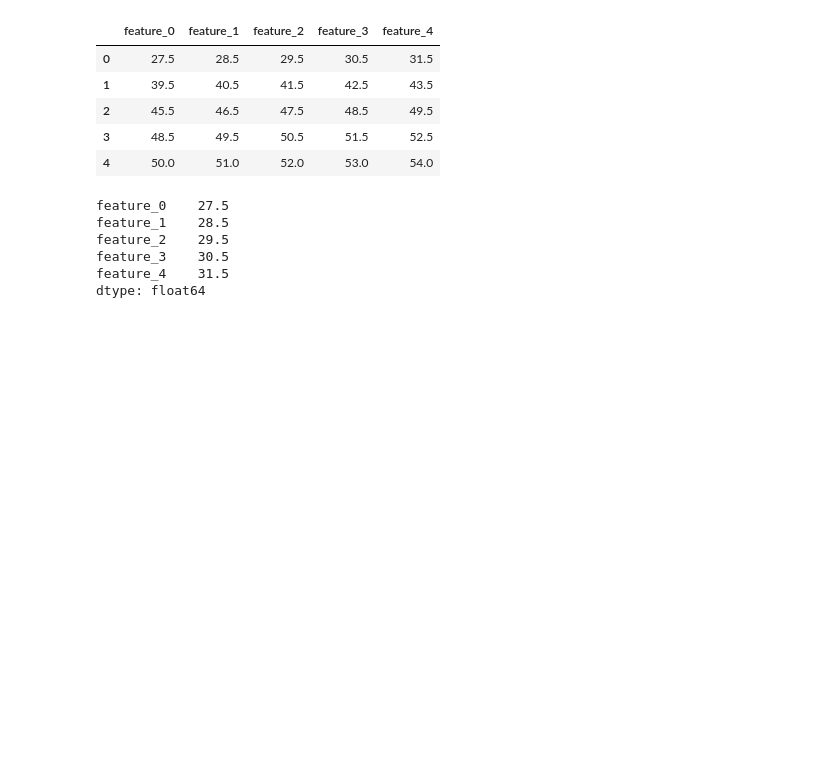
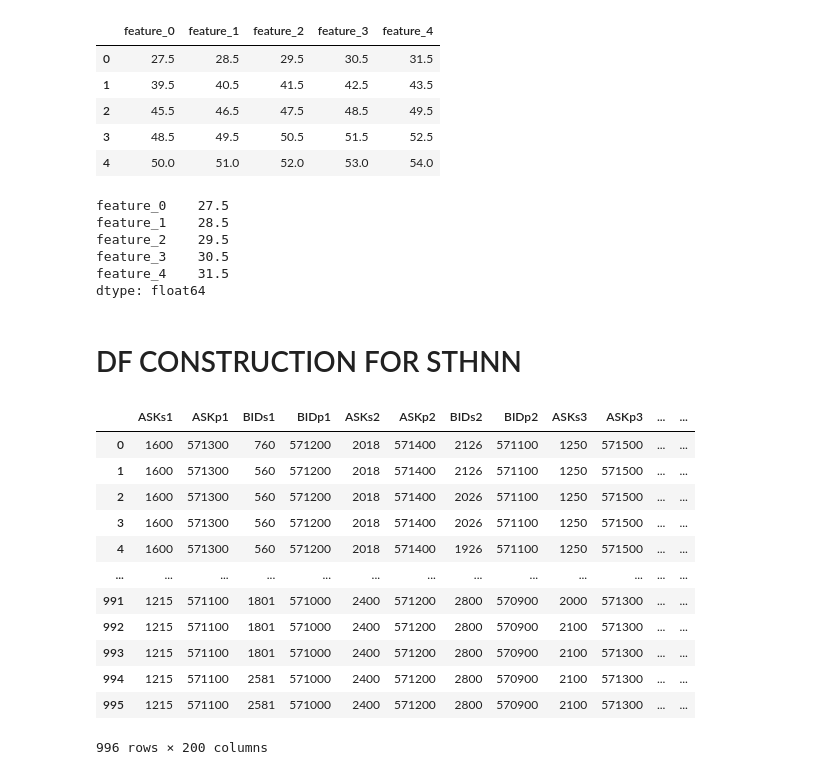
Before and after one commit to daxus4/LOBFrame, a Jupyter notebook: models/HNN/Untitled-1.ipynb, the cells around one changed output. Cells and saved outputs as stored; diff of their text form; code cells hidden in the pictures; blank space fills up the shorter version.

```diff
--- a/models/HNN/Untitled-1.ipynb
+++ b/models/HNN/Untitled-1.ipynb
@@ -882,3 +902,5 @@ feature_2    29.5
 feature_3    30.5
 feature_4    31.5
 dtype: float64
+# %% [markdown]
+# DF CONSTRUCTION FOR STHNN
@@ -884,0 +1387,76 @@ dtype: float64
+# %%
+import re
+import networkx as nx
+from itertools import permutations, combinations
+import torch
+import torch.nn as nn
+import numpy as np
+from fast_tmfg import TMFG
+import pandas as pd
+
+df = pd.read_csv(
+    "/home/daxus/code/LOBFrame/data/nasdaq/unscaled_data/CSCO/CSCO_orderbooks_2019-06-11.csv"
+)
+df = df.drop(
+    columns=[
+        "seconds",
+        "Raw_Target_10",
+        "Raw_Target_50",
+        "Raw_Target_100",
+        "Smooth_Target_10",
+        "Smooth_Target_50",
+        "Smooth_Target_100",
+    ]
+)
+df = df.iloc[:1000].copy()
+
+for col in df.columns:
+    df[f"{col}_lag1"] = df[col].shift(1)
+    df[f"{col}_lag2"] = df[col].shift(2)
+    df[f"{col}_lag3"] = df[col].shift(3)
+    df[f"{col}_lag4"] = df[col].shift(4)
+
+df = df.dropna()
+df = df.reset_index(drop=True)
+
+
+def parse_col(c):
+    lag = re.search(r"_lag(\d+)", c)
+    lag_num = int(lag.group(1)) if lag else 0
+    c_clean = c.split("_lag")[0]
+    match = re.match(r"(ASKs|ASKp|BIDs|BIDp)(\d+)", c_clean)
+    if match:
+        prefix, level = match.groups()
+        return prefix, int(level), lag_num
+    return c, 0, lag_num
+
+
+def sort_key(c):
+    if "Target" in c:
+        return (99, 99, 99)  # Put target columns at the end
+
+    order = ["ASKs", "ASKp", "BIDs", "BIDp"]
+    prefix, level, lag_num = parse_col(c)
+    return (
+        lag_num,  # non-lagged first
+        level,  # by level number
+        order.index(prefix) if prefix in order else 99,  # by prefix order
+    )
+
+
+df = df[sorted(df.columns, key=sort_key)]
+df
+# %% [output]
+|  | ASKs1 | ASKp1 | BIDs1 | BIDp1 | ASKs2 | ASKp2 | BIDs2 | BIDp2 | ASKs3 | ASKp3 | ... | ... |
+| 0 | 1600 | 571300 | 760 | 571200 | 2018 | 571400 | 2126 | 571100 | 1250 | 571500 | ... | ... |
+| 1 | 1600 | 571300 | 560 | 571200 | 2018 | 571400 | 2126 | 571100 | 1250 | 571500 | ... | ... |
+| 2 | 1600 | 571300 | 560 | 571200 | 2018 | 571400 | 2026 | 571100 | 1250 | 571500 | ... | ... |
+| 3 | 1600 | 571300 | 560 | 571200 | 2018 | 571400 | 2026 | 571100 | 1250 | 571500 | ... | ... |
+| 4 | 1600 | 571300 | 560 | 571200 | 2018 | 571400 | 1926 | 571100 | 1250 | 571500 | ... | ... |
+| ... | ... | ... | ... | ... | ... | ... | ... | ... | ... | ... | ... | ... |
+| 991 | 1215 | 571100 | 1801 | 571000 | 2400 | 571200 | 2800 | 570900 | 2000 | 571300 | ... | ... |
+| 992 | 1215 | 571100 | 1801 | 571000 | 2400 | 571200 | 2800 | 570900 | 2100 | 571300 | ... | ... |
+| 993 | 1215 | 571100 | 1801 | 571000 | 2400 | 571200 | 2800 | 570900 | 2100 | 571300 | ... | ... |
+| 994 | 1215 | 571100 | 2581 | 571000 | 2400 | 571200 | 2800 | 570900 | 2100 | 571300 | ... | ... |
+| 995 | 1215 | 571100 | 2581 | 571000 | 2400 | 571200 | 2800 | 570900 | 2100 | 571300 | ... | ... |
+996 rows × 200 columns
```
Also changed, not shown: parts of 10 cells of this notebook, 6 other files.
